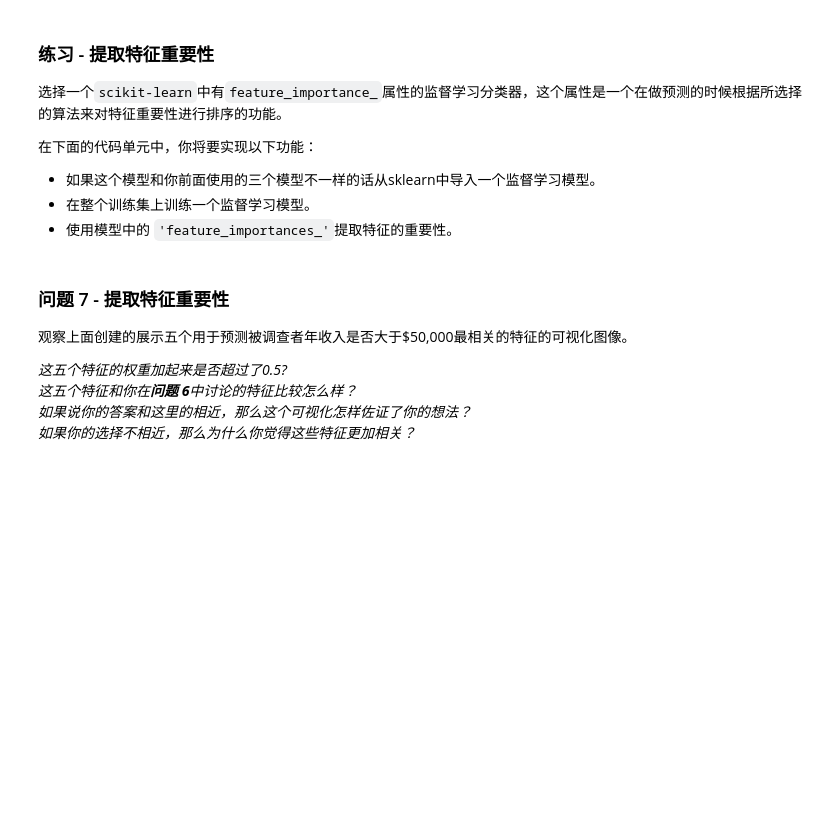
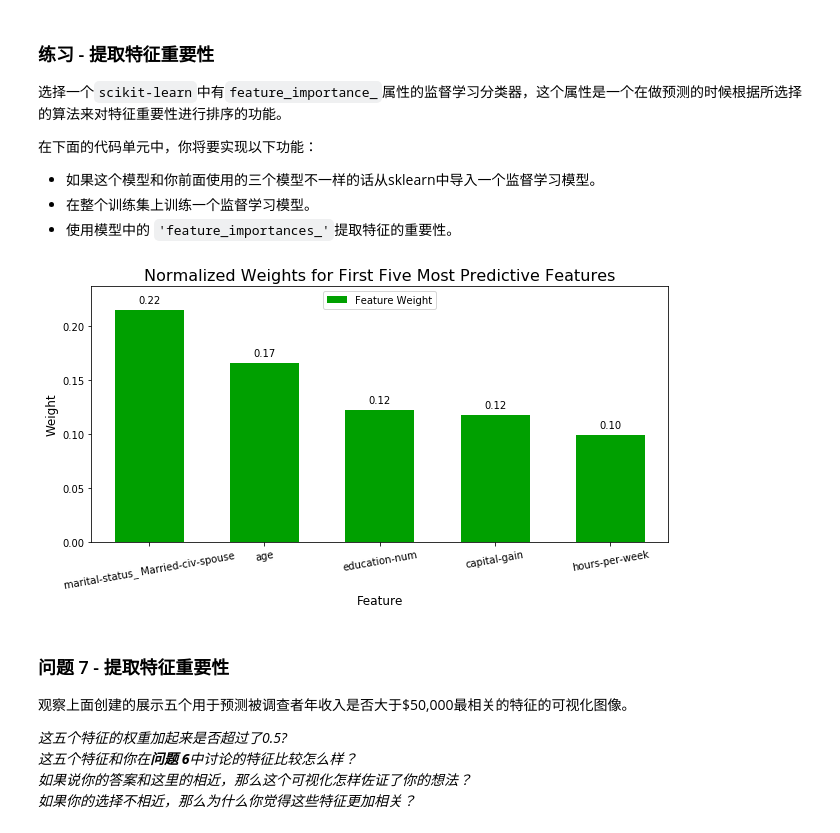
Before and after one commit to Liuguanli/Udacity_Projects, a Jupyter notebook: finding_donors-master/finding_donors.ipynb, the cells around one changed output. Drawn from its saved outputs; the diff is of its cells as text; code cells hidden in the pictures; blank space fills up the shorter version.

```diff
--- a/finding_donors-master/finding_donors.ipynb
+++ b/finding_donors-master/finding_donors.ipynb
@@ -518,15 +560,17 @@ _在这十三个记录中，你认为哪五个特征对于预测是最重要的
  - 使用模型中的 `'feature_importances_'`提取特征的重要性。
 # %%
 # TODO：导入一个有'feature_importances_'的监督学习模型
-
+from sklearn import tree
 # TODO：在训练集上训练一个监督学习模型
-model = None
+model = tree.DecisionTreeClassifier().fit(X_train, y_train)
 
 # TODO： 提取特征重要性
-importances = None
+importances = model.feature_importances_
 
 # 绘图
 vs.feature_plot(importances, X_train, y_train)
+# %% [output]
+[figure, added]
 # %% [markdown]
 ### 问题 7 - 提取特征重要性
 观察上面创建的展示五个用于预测被调查者年收入是否大于\$50,000最相关的特征的可视化图像。
```
Also changed, not shown: parts of 24 cells of this notebook, 1 other file.
